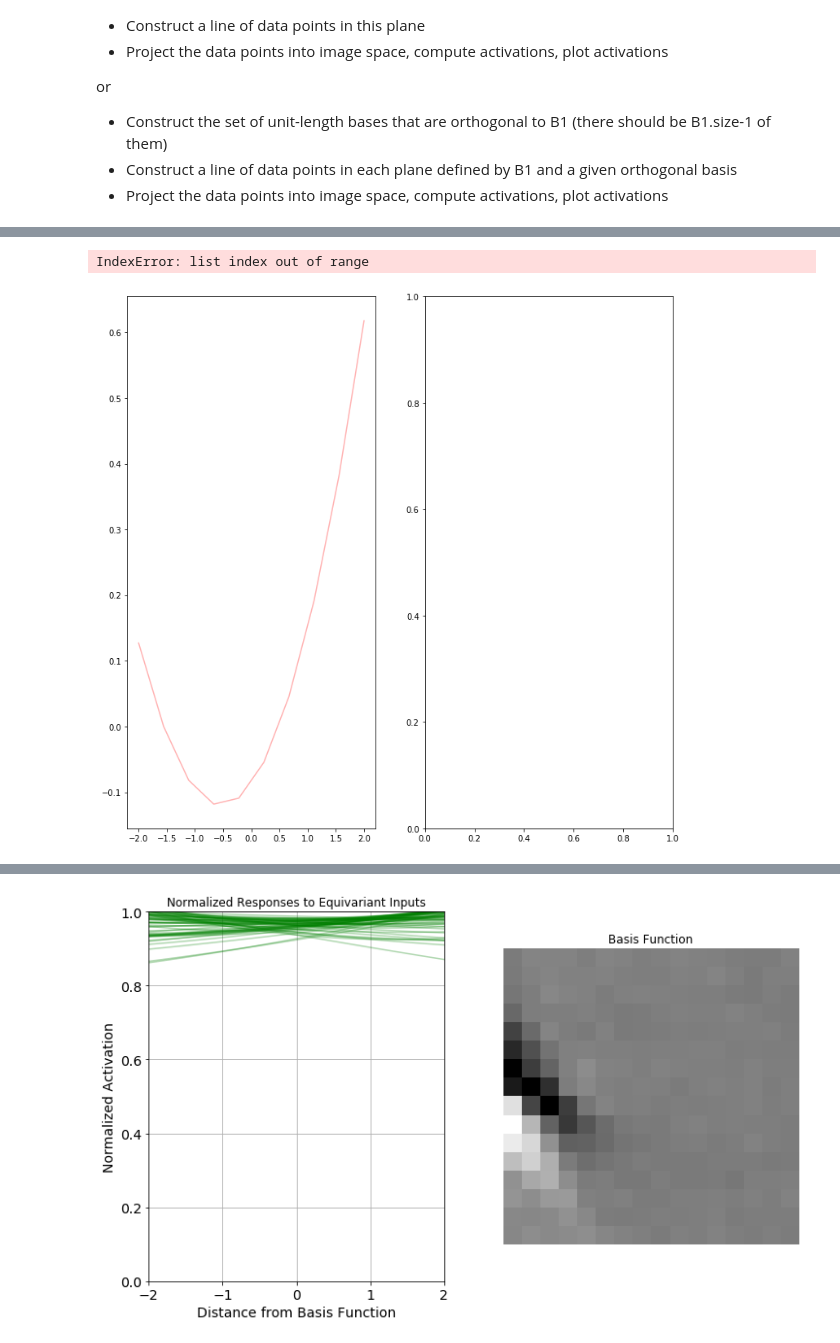
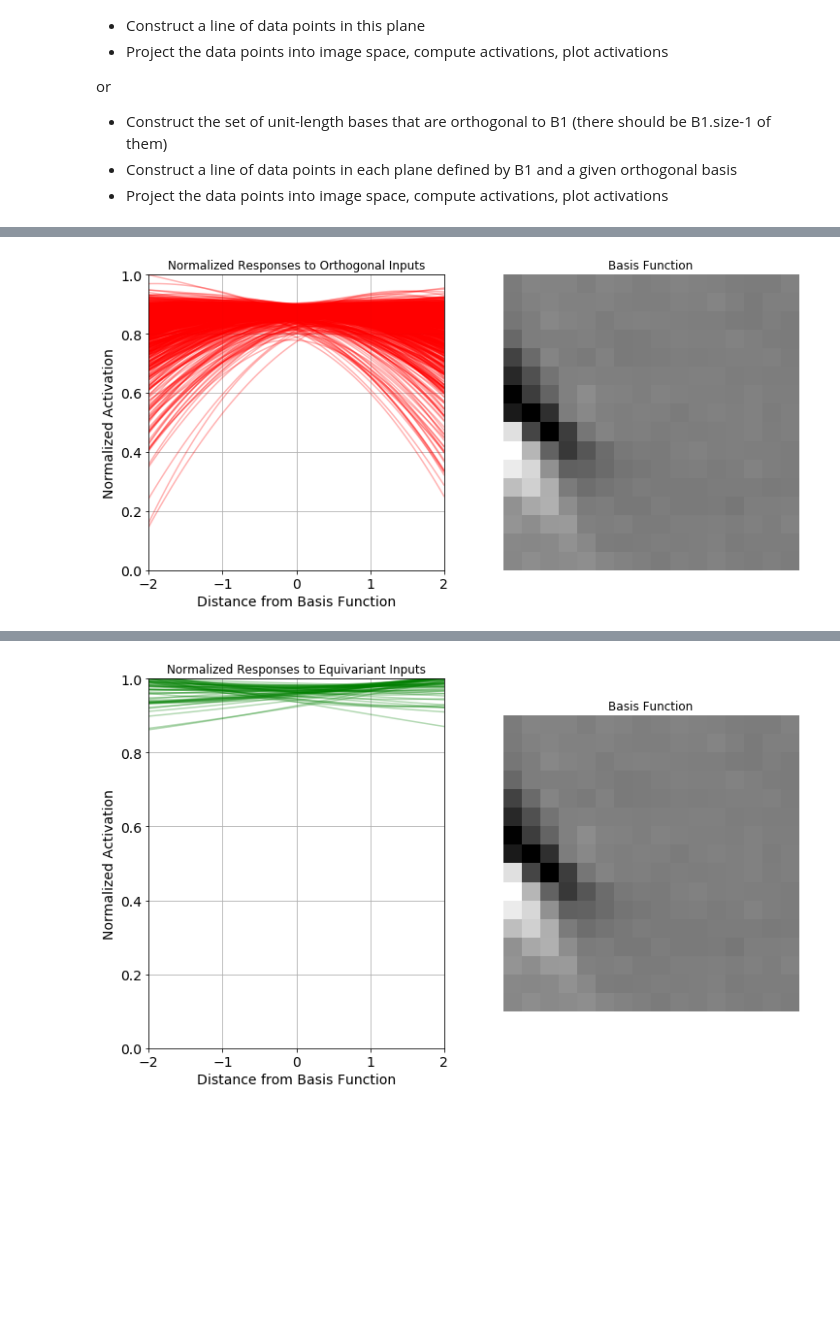
Before and after one commit to dpaiton/DeepSparseCoding, a Jupyter notebook: vis_lca.ipynb, the cells around one changed output, grey strips where cells are left out. Saved outputs shown, nothing was run; the diff lists cells and outputs as text; code cells hidden in the pictures; blank space fills up the shorter version.

```diff
--- a/vis_lca.ipynb
+++ b/vis_lca.ipynb
@@ -352,20 +359,21 @@ INFO:tensorflow:Restoring parameters from /home/dpaiton/Work/Projects/lca/checkp
 # %%
-num_comparison_points = 5
+num_comparison_points = 8
 num_plots_y = 4
 num_plots_x = 1+num_comparison_points
 gs1 = gridspec.GridSpec(num_plots_y, num_plots_x, hspace=0.6, wspace=0.3)
-fig = plt.figure(figsize=(6, 6))
+fig = plt.figure(figsize=(15, 6))
 for yid in range(num_plots_y):
   orthog_idx = np.random.choice(np.arange(num_orthogonal), replace=False)
   ax1 = fig.add_subplot(gs1[yid, 0])
-  pop_norm_activity = pop_activations[orthog_idx, :]
+  pop_orthog_activity = pop_norm_activity[orthog_idx, :]
 
   cmap = plt.get_cmap('viridis')
-  vmin = np.floor(np.min(pop_norm_activity))#0.0
-  vmax = np.ceil(np.max(pop_norm_activity))#1.0
-  rank_indices = np.argsort(pop_norm_activity)
-  pts = ax1.scatter(pop_proj_datapoints[:,0][rank_indices], pop_proj_datapoints[:,1][rank_indices],
-    vmin=vmin, vmax=vmax, cmap=cmap, c=pop_norm_activity[rank_indices], s=1.0)
+
+  vmin = np.floor(np.min(pop_orthog_activity))
+  vmax = np.ceil(np.max(pop_orthog_activity))
+  rank_indices = np.argsort(pop_orthog_activity)
+  pts = ax1.scatter(pop_proj_datapoints[rank_indices,0], pop_proj_datapoints[rank_indices,1],
+    vmin=vmin, vmax=vmax, cmap=cmap, c=pop_orthog_activity[rank_indices], s=1.0)
   ax1.arrow(0, 0, pop_proj_neurons[orthog_idx][0][0].item(), pop_proj_neurons[orthog_idx][0][1].item(),
     width=0.05, head_width=0.15, head_length=0.15, fc='r', ec='r')
   ax1.arrow(0, 0, pop_proj_neurons[orthog_idx][1][0].item(), pop_proj_neurons[orthog_idx][1][1].item(),
@@ -393,15 +401,14 @@ plt.show()
 # %%
-x_vals = pop_proj_datapoints[:,1]# pop_y_pts
 fig, ax = plt.subplots(1,2, figsize=(8,8))
-for direction_idx in range(pop_activations.shape[0]):
-  ax[0].plot(x_vals, pop_activations[direction_idx, :], color='b', alpha=0.3) # x_vals in the 2-D grid are plotted along the x axis
+for orthog_idx in range(num_orthogonal):
+ ax[0].plot(pop_proj_datapoints[:,1], pop_norm_activity[orthog_idx, :], color='b', alpha=0.3)
 ax[0].set_title("Normalized Responses to Orthogonal Inputs", y=1.08)
 ax[0].set_ylabel("Normalized Activation", fontsize=14)
 ax[0].set_xlabel("Distance from Basis Function", fontsize=14)
 ax[0].grid(True)
-#ax[0].set_ylim([1.0, 0.0])
-#ax[0].set_xlim([np.min(x_vals), np.max(x_vals)])
-#ax[0].set_aspect((np.max(x_vals)-np.min(x_vals))/(np.max(pop_norm_activations)-np.min(pop_norm_activations)))
+ax[0].set_ylim([0.0, 1.0])
+ax[0].set_xlim([np.min(x_vals), np.max(x_vals)])
+ax[0].set_aspect((np.max(x_vals)-np.min(x_vals))/(np.max(pop_norm_activity)-np.min(pop_norm_activity)))
 ax[0].tick_params(labelsize=14)
 ax[1] = pf.clear_axis(ax[1])
 ax[1].imshow(analyzer.bf_stats["basis_functions"][bf_id1], cmap="Greys_r")
@@ -413,28 +420,27 @@ plt.show()
 # %%
-coeffs = [np.polynomial.polynomial.polyfit(y_pts, line_list[idx,:], deg=2)
-  for idx in range(line_list.shape[0])]
-fits = [np.polynomial.polynomial.polyval(y_pts, coeff) for coeff in coeffs]
+coeffs = [np.polynomial.polynomial.polyfit(pop_proj_datapoints[:,1], pop_norm_activity[orthog_idx,:], deg=2)
+  for orthog_idx in range(num_orthogonal)]
+fits = [np.polynomial.polynomial.polyval(pop_proj_datapoints[:,1], coeff) for coeff in coeffs]
 curvatures = [np.polyder(fit, m=2) for fit in fits]
 # %%
 fig, ax = plt.subplots(1,2, figsize=(12,12))
-for idx in range(line_list.shape[1]):
-  ax[0].plot(y_pts, fits[idx], color='r', alpha=0.3)
+for orthog_idx in range(num_orthogonal):
+  ax[0].plot(pop_proj_datapoints[:,1], fits[orthog_idx], color='r', alpha=0.3)
 ax[0].set_title("Normalized Responses to Orthogonal Inputs")
 ax[0].set_ylabel("Normalized Activation", fontsize=14)
 ax[0].set_xlabel("Distance from Basis Function", fontsize=14)
 ax[0].grid(True)
 ax[0].set_ylim([0.0,1.0])
-ax[0].set_xlim([np.min(y_pts), np.max(y_pts)])
-ax[0].set_aspect((np.max(y_pts)-np.min(y_pts))/(np.max(line_list)-np.min(line_list)))
+ax[0].set_xlim([np.min(pop_proj_datapoints[:,1]), np.max(pop_proj_datapoints[:,1])])
+ax[0].set_aspect((np.max(pop_proj_datapoints[:,1])-np.min(pop_proj_datapoints[:,1])))
 ax[0].tick_params(labelsize=14)
 ax[1] = pf.clear_axis(ax[1])
 ax[1].imshow(analyzer.bf_stats["basis_functions"][bf_id1], cmap="Greys_r")
 ax[1].set_title("Basis Function")
 fig.savefig(analyzer.analysis_out_dir+"/vis/fit_curvatures.png")
 plt.show()
 # %% [output]
-IndexError: list index out of range
-[figure, old version]
+[figure, new version]
 # %%
 fig, ax = plt.subplots(1)
 ax.hist(np.stack(coeffs, axis=0)[:,2], align="mid", rwidth=0.9)
```
Also changed, not shown: parts of 13 cells of this notebook, 2 other files.
